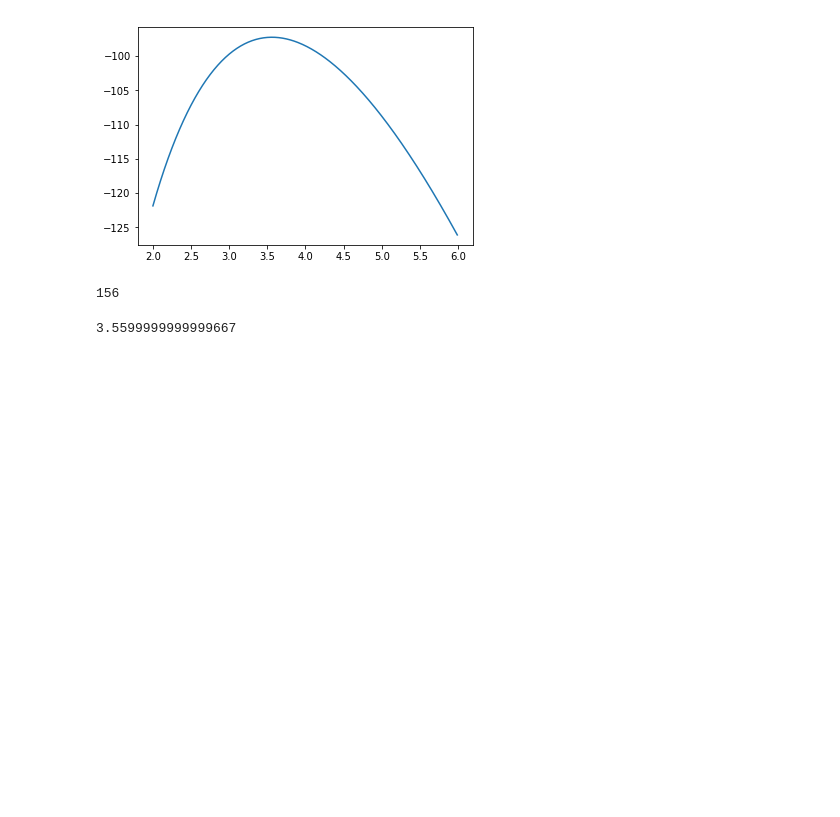
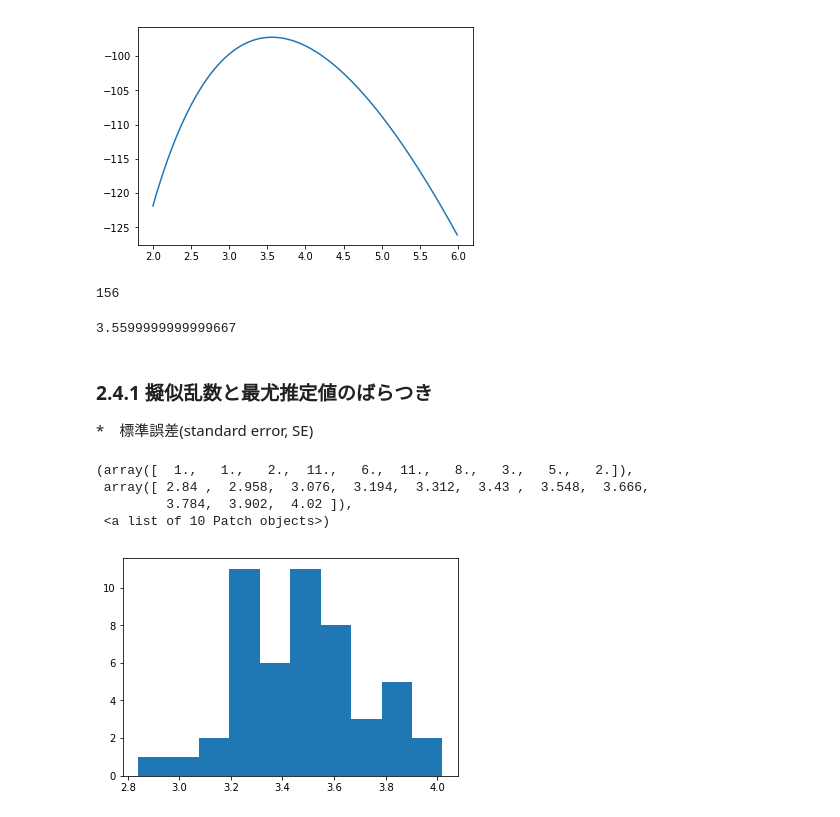
Before and after one commit to Aipakazuma/green_book, a Jupyter notebook: 2/2_確立分布と統計モデルの最尤推定.ipynb, the cells around one changed output. Cells and saved outputs as stored; diff of their text form; code cells hidden in the pictures; blank space fills up the shorter version.

```diff
--- a/2/2_確立分布と統計モデルの最尤推定.ipynb
+++ b/2/2_確立分布と統計モデルの最尤推定.ipynb
@@ -183,3 +183,23 @@ np.argmax(log_l_r)
 __lambda[156]
 # %% [output]
 3.5599999999999667
+# %% [markdown]
+### 2.4.1 擬似乱数と最尤推定値のばらつき
+
+*　標準誤差(standard error, SE)
+# %%
+import numpy as np
+
+def rpois(n, size, lamb):
+    data = []
+    for _ in range(n):
+        data.append(np.random.poisson(lamb, size))
+    return np.asarray(data)
+# %%
+plt.hist(rpois(50, 50, 3.5).mean(axis=1))
+# %% [output]
+(array([  1.,   1.,   2.,  11.,   6.,  11.,   8.,   3.,   5.,   2.]),
+ array([ 2.84 ,  2.958,  3.076,  3.194,  3.312,  3.43 ,  3.548,  3.666,
+         3.784,  3.902,  4.02 ]),
+ <a list of 10 Patch objects>)
+[figure, added]
```
Also changed, not shown: parts of 8 cells of this notebook.
